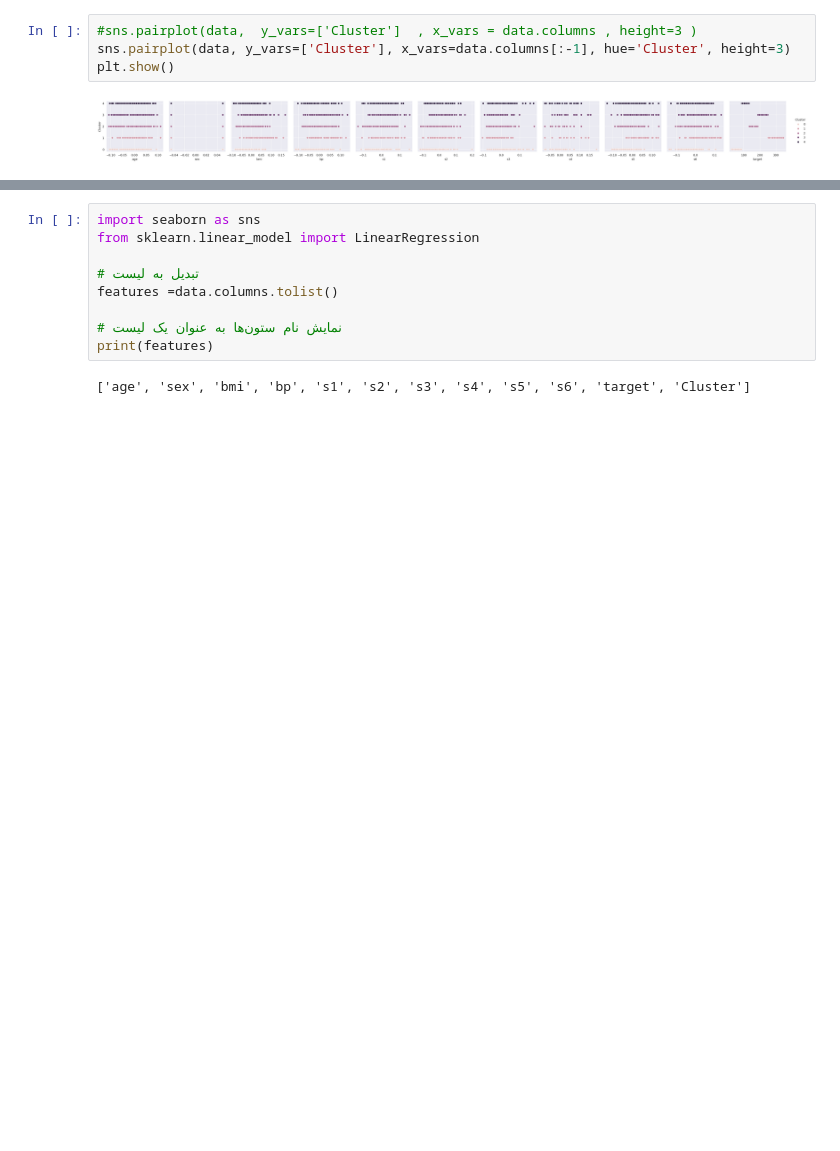
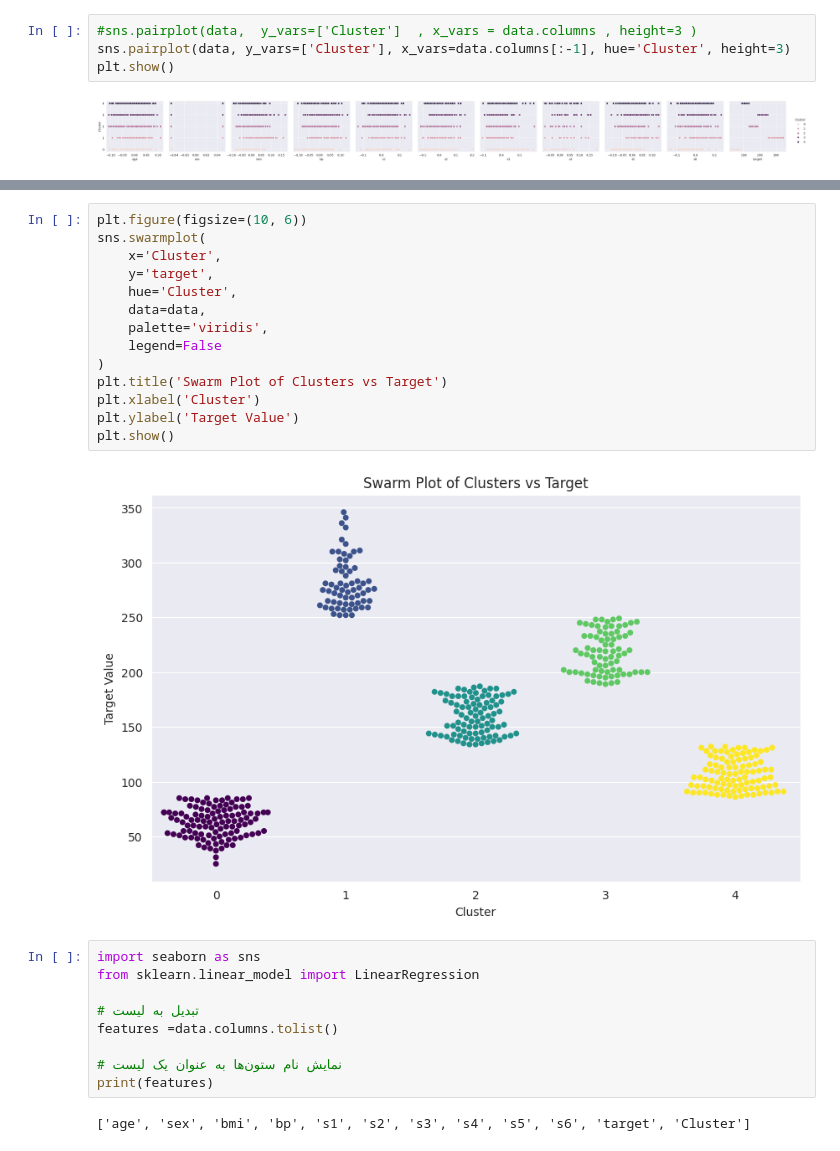
Before and after one commit to AzamChatrAzar/neumerical-datasets, a Jupyter notebook: deiabet1.ipynb, the cells around one changed output, grey strips where cells are left out. Saved outputs shown, nothing was run; the diff lists cells and outputs as text; blank space fills up the shorter version.

```diff
--- a/deiabet1.ipynb
+++ b/deiabet1.ipynb
@@ -110,3 +149,19 @@ plt.show()
+# %%
+plt.figure(figsize=(10, 6))
+sns.swarmplot(
+    x='Cluster',
+    y='target',
+    hue='Cluster',
+    data=data,
+    palette='viridis',
+    legend=False
+)
+plt.title('Swarm Plot of Clusters vs Target')
+plt.xlabel('Cluster')
+plt.ylabel('Target Value')
+plt.show()
+# %% [output]
+[figure, added]
 # %%
 import seaborn as sns
 from sklearn.linear_model import LinearRegression
```
Also changed, not shown: parts of 38 cells of this notebook.
